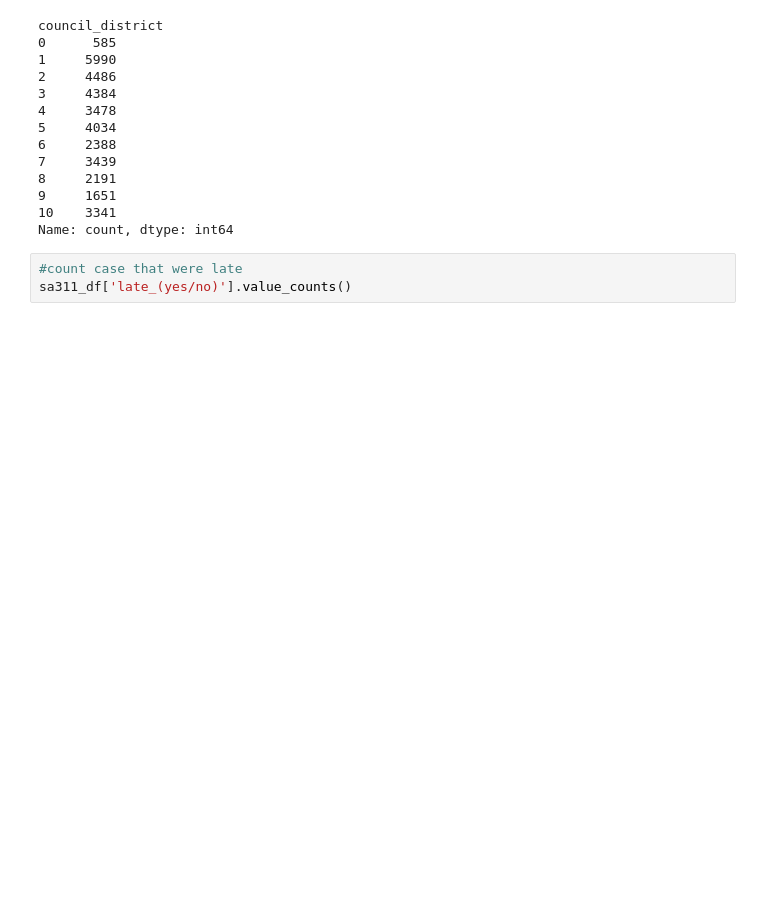
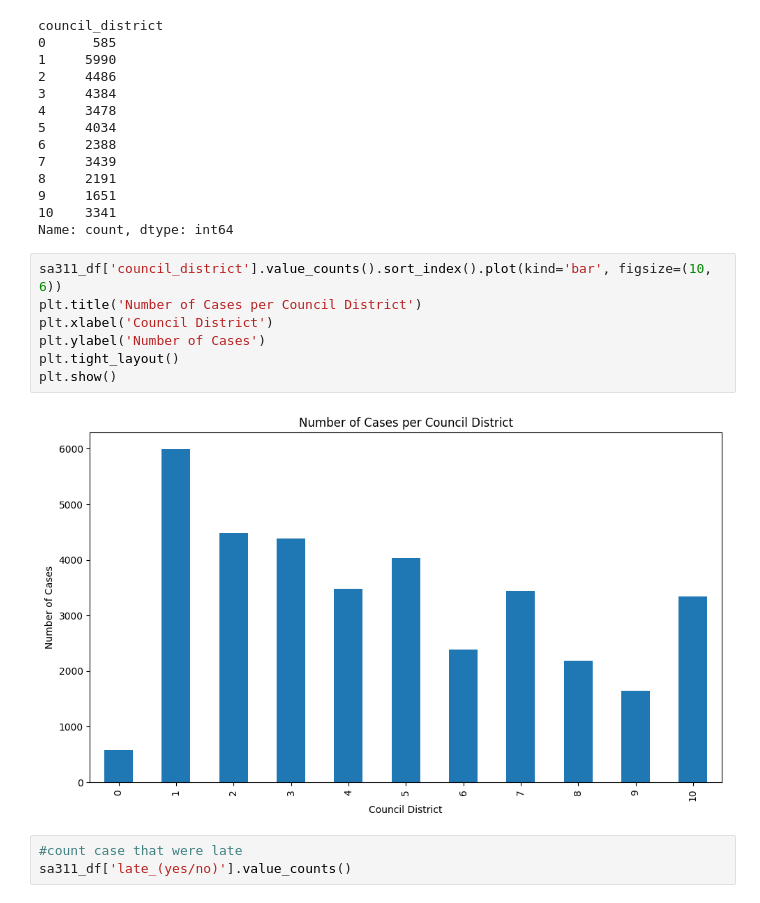
Before and after one commit to dianita956/cedish_pandas_workshop, a Jupyter notebook: pandas.ipynb, the cells around one changed output. Cells and saved outputs as stored; diff of their text form; blank space fills up the shorter version.

Commit message:
add visualizuation

```diff
--- a/pandas.ipynb
+++ b/pandas.ipynb
@@ -403,6 +403,15 @@ council_district
 9     1651
 10    3341
 Name: count, dtype: int64
+# %%
+sa311_df['council_district'].value_counts().sort_index().plot(kind='bar', figsize=(10, 6))
+plt.title('Number of Cases per Council District')
+plt.xlabel('Council District')
+plt.ylabel('Number of Cases')
+plt.tight_layout()
+plt.show()
+# %% [output]
+[figure, added]
 # %%
 #count case that were late
 sa311_df['late_(yes/no)'].value_counts()
```
